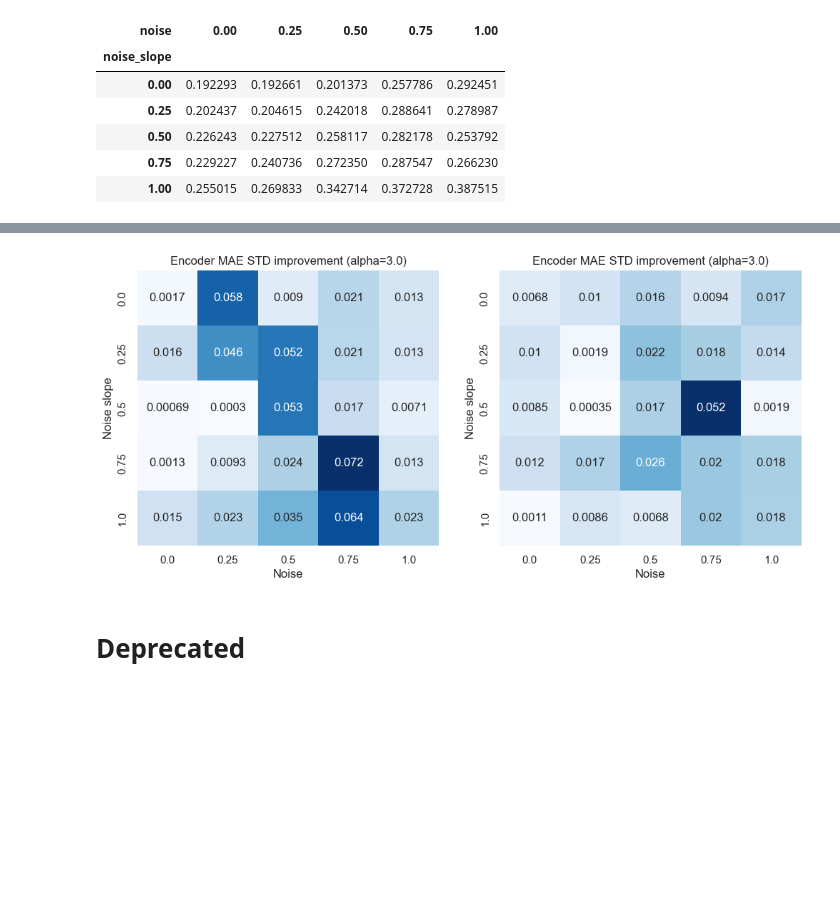
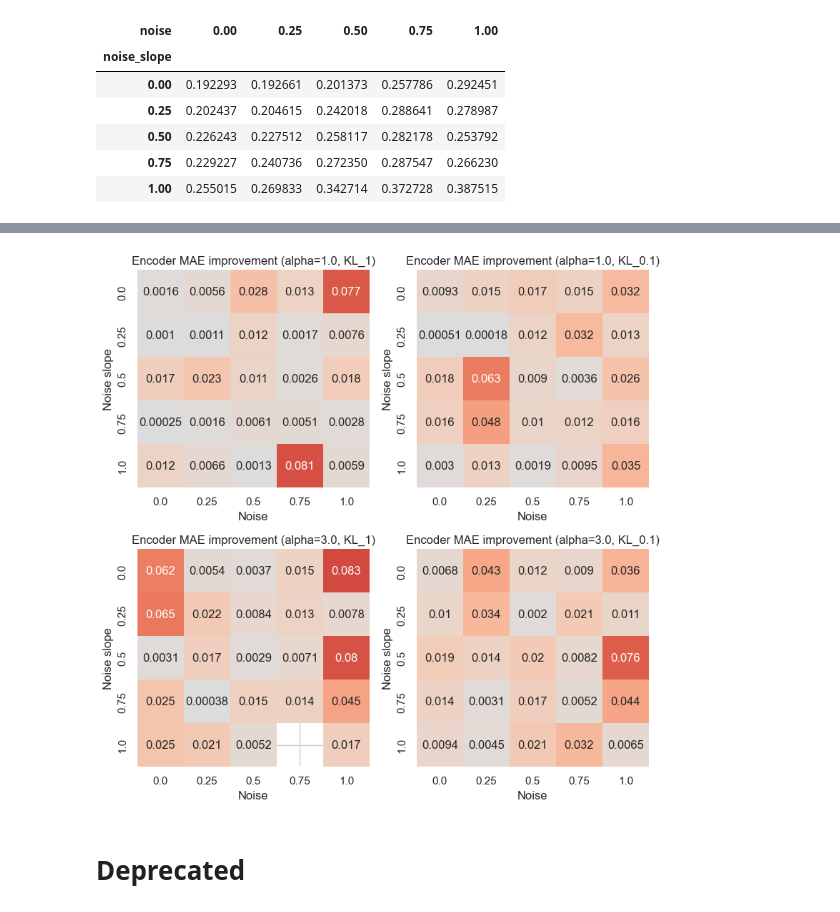
Before and after one commit to KilianFt/LIFT, a Jupyter notebook: notebooks/wandb_results_plots.ipynb, the cells around one changed output, grey strips where cells are left out. Cells and saved outputs as stored; diff of their text form; code cells hidden in the pictures; blank space fills up the shorter version.

```diff
--- a/notebooks/wandb_results_plots.ipynb
+++ b/notebooks/wandb_results_plots.ipynb
@@ -125,14 +125,18 @@ def extract_data(sweep):
             'noise': params['noise'],
             'noise_slope': params['noise_slope'],
             'alpha': params['alpha'],
-            'baseline': params['mi']['only_copy_teacher'],
+            'mode': "teacher" if params['mi']['only_copy_teacher'] else f"KL_{params['mi']['beta_2']}",
             'encoder_mae': encoder_mae,
             'encoder_reward': encoder_reward,
         })
     return data
 # %%
-teacher_sweep = api.sweep("kilian/LIFT/pvhti95q")
+# teacher_sweep = api.sweep("kilian/LIFT/pvhti95q")
+teacher_sweep = api.sweep("kilian/LIFT/he8odg2h")
+mi_sweep = api.sweep("kilian/LIFT/iatusjy9")
 teacher_data = extract_data(teacher_sweep)
-df = pd.DataFrame(teacher_data)
-len(teacher_data)
+mi_data = extract_data(mi_sweep)
+data = teacher_data + mi_data
+df = pd.DataFrame(data)
+len(data)
 # %% [output]
@@ -149,6 +157,7 @@ df.head()
 # %%
 baseline_df = df[df['baseline'] == True]
 mi_df = df[df['baseline'] == False]
+mi_df = df[df['baseline'] == False]
 # %%
 import matplotlib.pyplot as plt
 import seaborn as sns
@@ -273,36 +302,44 @@ plt.show()
 # %%
-alpha = 1.0
-mi_alpha_df = mi_df[mi_df['alpha'] == alpha][['noise', 'noise_slope', 'encoder_mae']]
-baseline_alpha_df = baseline_df[baseline_df['alpha'] == alpha][['noise', 'noise_slope', 'encoder_mae']]
-mi_alpha_df['diff'] =  - mi_alpha_df['encoder_mae'] + baseline_alpha_df['encoder_mae'].values
-mi_alpha_df = mi_alpha_df[['noise', 'noise_slope', 'diff']].groupby(['noise', 'noise_slope']).std().reset_index()
-df_grouped = mi_alpha_df.groupby(['noise', 'noise_slope'], as_index=False).mean()
-heatmap_data_1 = df_grouped.pivot(index='noise_slope', columns='noise', values='diff')
 
-alpha = 3.0
-mi_alpha_df = mi_df[mi_df['alpha'] == alpha][['noise', 'noise_slope', 'encoder_mae']]
-baseline_alpha_df = baseline_df[baseline_df['alpha'] == alpha][['noise', 'noise_slope', 'encoder_mae']]
-mi_alpha_df['diff'] =  - mi_alpha_df['encoder_mae'] + baseline_alpha_df['encoder_mae'].values
-mi_alpha_df = mi_alpha_df[['noise', 'noise_slope', 'diff']].groupby(['noise', 'noise_slope']).std().reset_index()
-df_grouped = mi_alpha_df.groupby(['noise', 'noise_slope'], as_index=False).mean()
+fig, axs = plt.subplots(2, 2, figsize=(8, 8))
 
-heatmap_data_3 = df_grouped.pivot(index='noise_slope', columns='noise', values='diff')
+baseline_df = df[df['mode'] == 'teacher']
 
-# Plot the heatmap
-fig, axs = plt.subplots(1, 2, figsize=(12, 5))
-sns.heatmap(heatmap_data_1, annot=True, cmap='Blues', ax=axs[0], cbar=False)
-axs[0].set_title(f'Encoder MAE STD improvement (alpha={alpha})')
-axs[0].set_xlabel('Noise')
-axs[0].set_ylabel('Noise slope')
+for i, kl_mode in enumerate(['KL_1', 'KL_0.1']):
+    mi_df = df[df['mode'] == kl_mode]
 
-sns.heatmap(heatmap_data_3, annot=True, cmap='Blues', ax=axs[1], cbar=False)
-axs[1].set_title(f'Encoder MAE STD improvement (alpha={alpha})')
-axs[1].set_xlabel('Noise')
-axs[1].set_ylabel('Noise slope')
+    alpha_1 = 1.0
+    mi_alpha_df = mi_df[mi_df['alpha'] == alpha_1][['noise', 'noise_slope', 'encoder_mae']]
+    baseline_alpha_df = baseline_df[baseline_df['alpha'] == alpha_1][['noise', 'noise_slope', 'encoder_mae']]
+    mi_alpha_df['diff'] =  - mi_alpha_df['encoder_mae'] + baseline_alpha_df['encoder_mae'].values
+    mi_alpha_df = mi_alpha_df[['noise', 'noise_slope', 'diff']].groupby(['noise', 'noise_slope']).std().reset_index()
+    df_grouped = mi_alpha_df.groupby(['noise', 'noise_slope'], as_index=False).mean()
+    heatmap_data_1 = df_grouped.pivot(index='noise_slope', columns='noise', values='diff')
 
+    alpha_3 = 3.0
+    mi_alpha_df = mi_df[mi_df['alpha'] == alpha_3][['noise', 'noise_slope', 'encoder_mae']]
+    baseline_alpha_df = baseline_df[baseline_df['alpha'] == alpha_3][['noise', 'noise_slope', 'encoder_mae']]
+    mi_alpha_df['diff'] =  - mi_alpha_df['encoder_mae'] + baseline_alpha_df['encoder_mae'].values
+    mi_alpha_df = mi_alpha_df[['noise', 'noise_slope', 'diff']].groupby(['noise', 'noise_slope']).std().reset_index()
+    df_grouped = mi_alpha_df.groupby(['noise', 'noise_slope'], as_index=False).mean()
+
+    heatmap_data_3 = df_grouped.pivot(index='noise_slope', columns='noise', values='diff')
+
+    # Plot the heatmap
+    sns.heatmap(heatmap_data_1, annot=True, cmap='coolwarm', ax=axs[0, i], cbar=False, vmin=-0.1, vmax=0.1)
+    axs[0, i].set_title(f'Encoder MAE improvement (alpha={alpha_1}, {kl_mode})')
+    axs[0, i].set_xlabel('Noise')
+    axs[0, i].set_ylabel('Noise slope')
+
+    sns.heatmap(heatmap_data_3, annot=True, cmap='coolwarm', ax=axs[1, i], cbar=False, vmin=-0.1, vmax=0.1)
+    axs[1, i].set_title(f'Encoder MAE improvement (alpha={alpha_3}, {kl_mode})')
+    axs[1, i].set_xlabel('Noise')
+    axs[1, i].set_ylabel('Noise slope')
+
+plt.tight_layout()
 plt.show()
 # %% [output]
-[figure, old version]
+[figure, new version]
 # %% [markdown]
 # Deprecated
 # %% [markdown]
```
Also changed, not shown: parts of 6 cells of this notebook.
